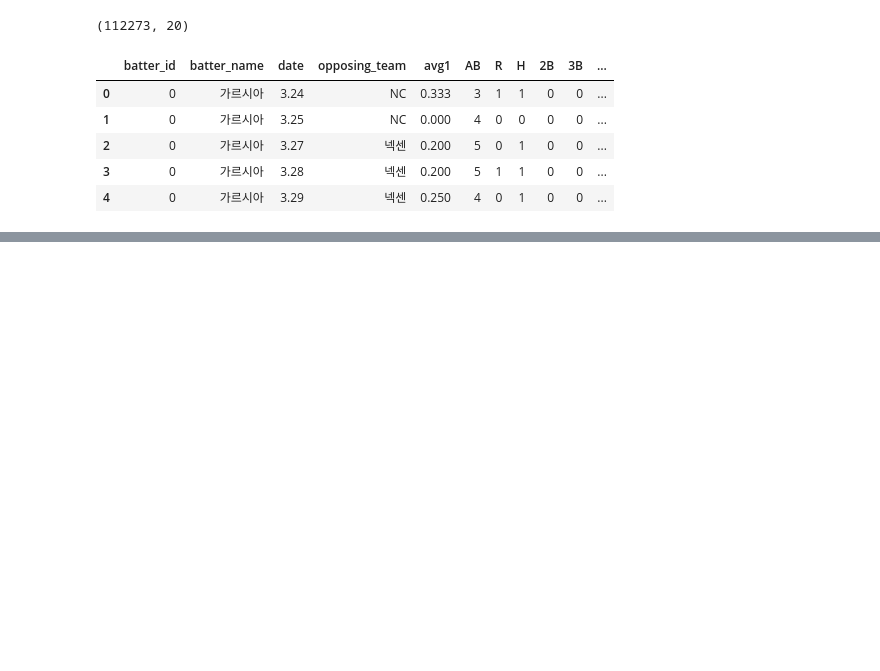
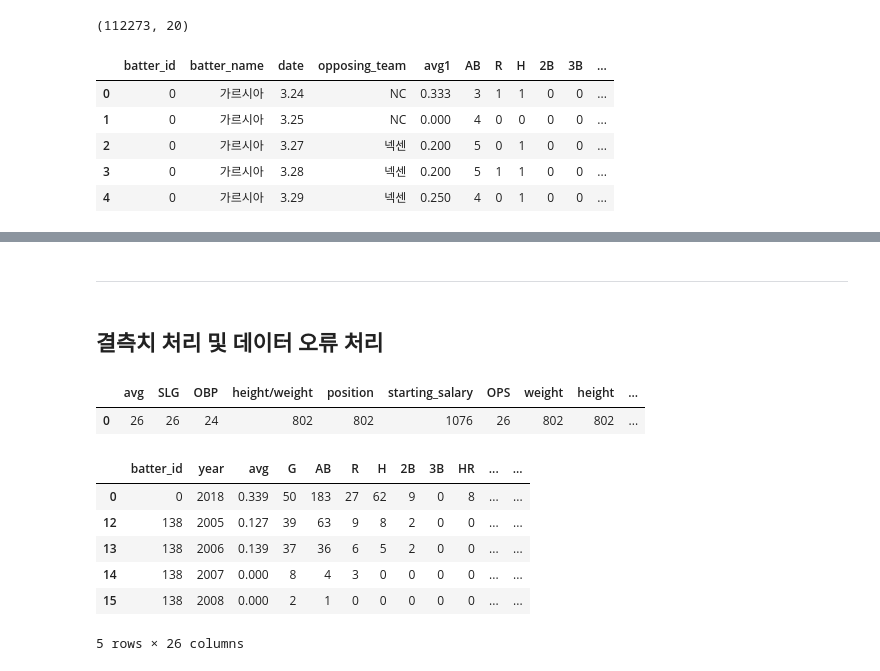
Before and after one commit to RhrnakFkEp/Study, a Jupyter notebook: Dacon/Textbook_Study/KBO_OPS/KBO_OPS.ipynb, the cells around one changed output, grey strips where cells are left out. Drawn from its saved outputs; the diff is of its cells as text; code cells hidden in the pictures; blank space fills up the shorter version.

```diff
--- a/Dacon/Textbook_Study/KBO_OPS/KBO_OPS.ipynb
+++ b/Dacon/Textbook_Study/KBO_OPS/KBO_OPS.ipynb
@@ -737,0 +811,51 @@ display(day_by_day_df.shape, day_by_day_df.head())
+# %% [markdown]
+<hr>
+# %% [markdown]
+## 결측치 처리 및 데이터 오류 처리
+# %%
+# 실제 결측값 수 확인
+
+# pd.DataFrame(regular_season_df.isna().sum()).transpose()
+pd.DataFrame(
+    regular_season_df.isna().sum()[
+        (regular_season_df.isna().sum() > 0) == True]
+#     regular_season_df.isna().sum() 중에서
+#     regular_season_df.isna().sum() > 0 이 참인 값만 추출
+).transpose()
+
+
+# 코드를 변형해서 결측치가 존재하는 열만 추출했음
+# 결측치가 포함된 열과 수가 나타남
+# 데이터 타입에 따라 결측치 처리방법이 달라질 수 있음
+# 따라서 수치형 타입의 변수만 따로 추출하여 결측치를 처리할 것임
+# %% [output]
+|  | avg | SLG | OBP | height/weight | position | starting_salary | OPS | weight | height | ... |
+| 0 | 26 | 26 | 24 | 802 | 802 | 1076 | 26 | 802 | 802 | ... |
+# %%
+# 수치형 타입의 변수 저장
+
+numerics = [
+    'int16', 'int32', 'int64', 'float16', 'float32', 'float64']
+# 모든 numeric(수치형) 타입
+num_cols = regular_season_df.select_dtypes(include=numerics).columns
+# numerics에 담아둔 타입(모든 수치형 타입)에 대하여 열만 추출하여 변수에 담음
+
+# 수치형 타입 변수 중 결측치가 하나라도 존재하는 행 출력
+# isna().sum(axis=1) -> 열 기준의 결측치 개수
+# df.loc[]를 통해 결측치 0개 이상 데이터를 추출
+regular_season_df.loc[regular_season_df[num_cols].isna().sum(axis=1) > 0,num_cols].head()
+# ragular_season_df 중에서 regular_season_df[numerics]의 널값의 합이 0보다 큰 값의 행과
+# num_cols에 해당하는 열에 대햐여 출력
+
+
+# G : 선수가 뛴 경기 수
+# 데이터를 보면, 뛴 경기가 적어 성적을 산출하지 못하는 경우 결측치가 발생하는 것으로 예상됨
+# 프리시즌, 정규시즌, 일별 데이터의 결측치를 모두 0으로 대체할것임
+# %% [output]
+|  | batter_id | year | avg | G | AB | R | H | 2B | 3B | HR | ... | ... |
+| 0 | 0 | 2018 | 0.339 | 50 | 183 | 27 | 62 | 9 | 0 | 8 | ... | ... |
+| 12 | 138 | 2005 | 0.127 | 39 | 63 | 9 | 8 | 2 | 0 | 0 | ... | ... |
+| 13 | 138 | 2006 | 0.139 | 37 | 36 | 6 | 5 | 2 | 0 | 0 | ... | ... |
+| 14 | 138 | 2007 | 0.000 | 8 | 4 | 3 | 0 | 0 | 0 | 0 | ... | ... |
+| 15 | 138 | 2008 | 0.000 | 2 | 1 | 0 | 0 | 0 | 0 | 0 | ... | ... |
+5 rows × 26 columns
```
Also changed, not shown: parts of 10 cells of this notebook.
